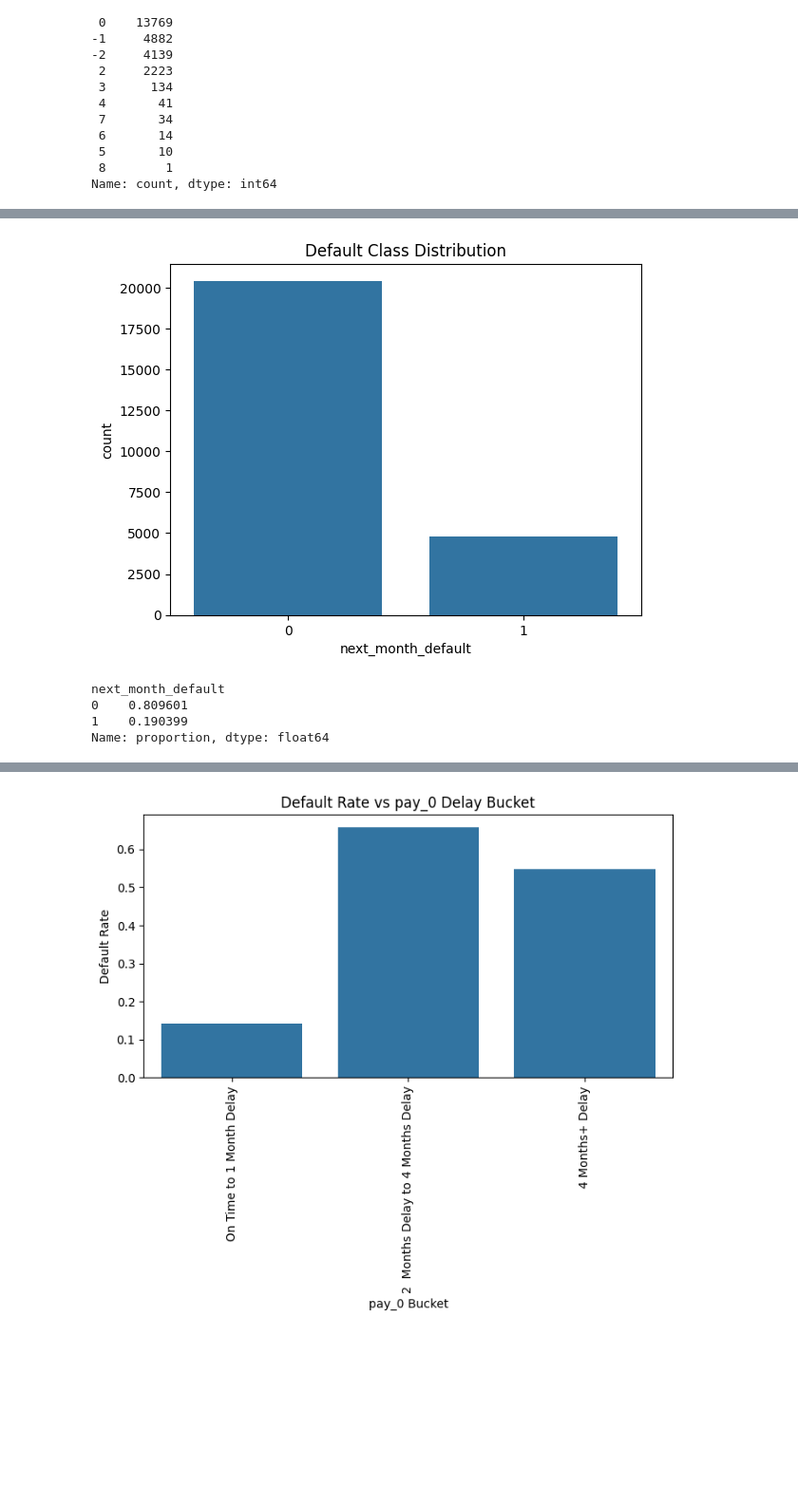
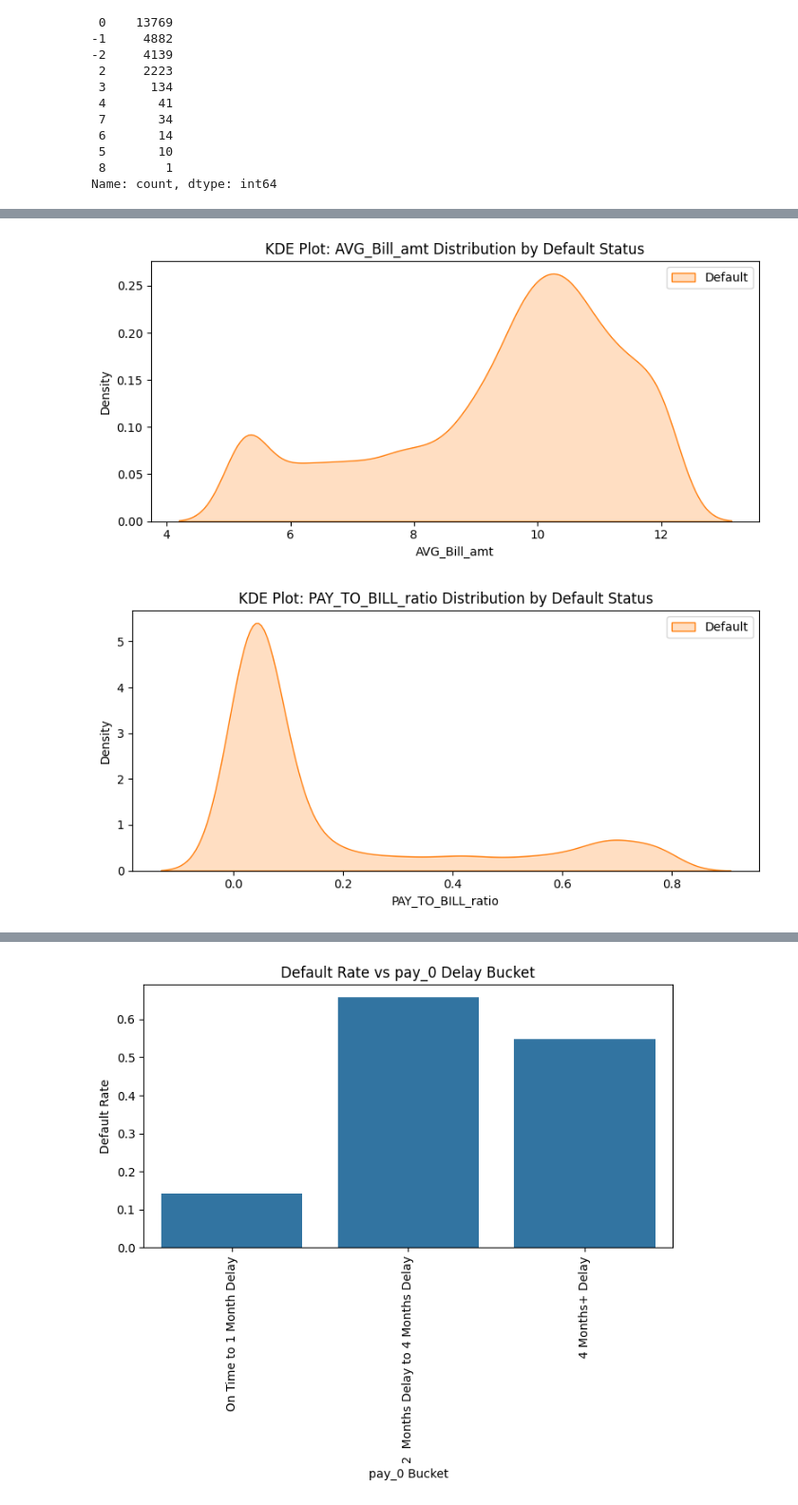
Before and after one commit to krishsingla06/Credit-Card-Default-Prediction-23114050, a Jupyter notebook: main.ipynb, the cells around one changed output, grey strips where cells are left out. Shown at 95% size. Drawn from its saved outputs; the diff is of its cells as text; code cells hidden in the pictures; blank space fills up the shorter version.

```diff
--- a/main.ipynb
+++ b/main.ipynb
@@ -41,10 +41,6 @@ max           205.380000            1.000000
 # Missing values
 print(df.isnull().sum())
 
-# Unique values in categoricals
-for col in ['sex', 'education', 'marriage']:
-    print(col, df[col].unique())
-
 #in age replace nulls with mean
 df['age'].fillna(df['age'].mean(), inplace=True)
 # %% [output]
@@ -229,12 +229,14 @@ Q1 = df['LIMIT_BAL'].quantile(0.25)
 Q3 = df['LIMIT_BAL'].quantile(0.75)
 IQR = Q3 - Q1
 
-outliers = df[(df['LIMIT_BAL'] < (Q1 - 1.5 * IQR)) | (df['LIMIT_BAL'] > (Q3 + 1.5 * IQR))]
+# Capping the outliers to upper IQR bound
+lower_bound = max(Q1 - 1.5 * IQR,0)
+upper_bound = Q3 + 1.5 * IQR
+
+outliers = df[(df['LIMIT_BAL'] < lower_bound) | (df['LIMIT_BAL'] > upper_bound)]
+print(f'Lower bound: {lower_bound}, Upper bound: {upper_bound}')
 print(f'Number of outliers in LIMIT_BAL: {len(outliers)}')
 
-# Capping the outliers to upper IQR bound
-lower_bound = Q1 - 1.5 * IQR
-upper_bound = Q3 + 1.5 * IQR
 print(df.shape)
 df['LIMIT_BAL'] = df['LIMIT_BAL'].clip(lower=lower_bound, upper=upper_bound)
 # Print dimensions after cleaning
@@ -567,7 +543,7 @@ for col in eng_cols:
 
 #apply log transformation to engineering columns
 for col in eng_cols:
-    if(col == 'PAY_TO_BILL_ratio'):
+    if(col == 'pay_TO_BILL_ratio'):
         continue
     df[col] = np.log1p(df[col])  # log1p handles zero values correctly
     sns.histplot(df[col], kde=True)
@@ -576,8 +552,8 @@ for col in eng_cols:
 
 # Clip the engineering columns to 0.005 and 0.975 quantiles
 for col in eng_cols:
-    lower = df[col].quantile(0.01)
-    upper = df[col].quantile(0.99)
+    lower = df[col].quantile(0.05)
+    upper = df[col].quantile(0.95)
     df[col] = df[col].clip(lower=lower, upper=upper)
     print(f"After capping, {col} shape: {df[col].shape}")
     # now plot
@@ -597,12 +574,43 @@ After capping, PAY_TO_BILL_ratio shape: (25247,)
 # %%
-sns.countplot(x='next_month_default', data=df)
-plt.title('Default Class Distribution')
+# relation between engineering columns and default status
+# kde plot for AVG_Bill_amt (log transformed) with default status
+
+plt.figure(figsize=(8, 4))
+sns.kdeplot(
+    data=df[df['next_month_default'] == 1],
+    x='AVG_Bill_amt',
+    label='Default',
+    fill=True,
+    color="#ff7f0e"
+)
+
+
+plt.title("KDE Plot: AVG_Bill_amt Distribution by Default Status")
+plt.xlabel("AVG_Bill_amt")
+plt.ylabel("Density")
+plt.legend()
+plt.tight_layout()
 plt.show()
+# kde plot for PAY_TO_BILL_ratio with default status
+plt.figure(figsize=(8, 4))
+sns.kdeplot(
+    data=df[df['next_month_default'] == 1],
+    x='PAY_TO_BILL_ratio',
+    label='Default',
+    fill=True,
+    color="#ff7f0e"
+)
 
-print(df['next_month_default'].value_counts(normalize=True))
+
+
+
+
+plt.title("KDE Plot: PAY_TO_BILL_ratio Distribution by Default Status")
+plt.xlabel("PAY_TO_BILL_ratio")
+plt.ylabel("Density")
+plt.legend()
+plt.tight_layout()
+plt.show()
 # %% [output]
-[figure, old version]
+[figure, new version]
-next_month_default
-0    0.809601
-1    0.190399
-Name: proportion, dtype: float64
+[figure, added]
```
Also changed, not shown: parts of 26 cells of this notebook, 1 other file.
